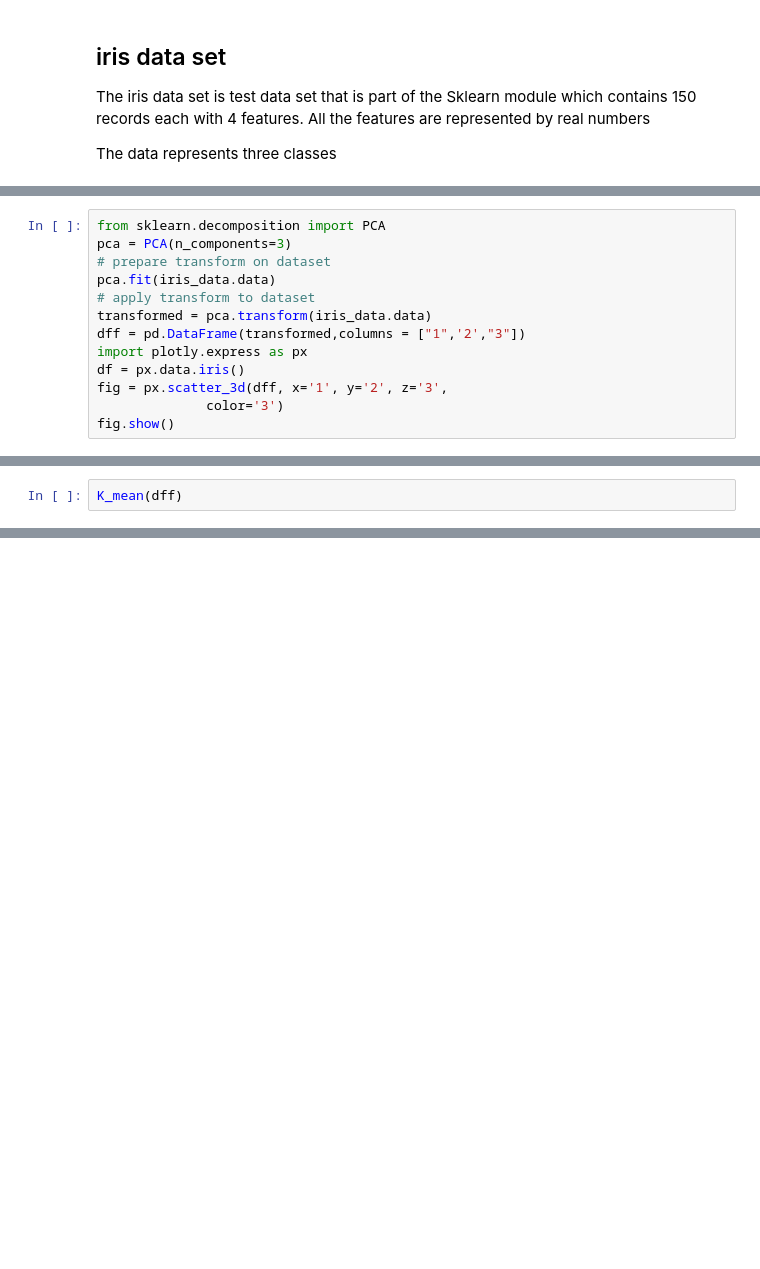
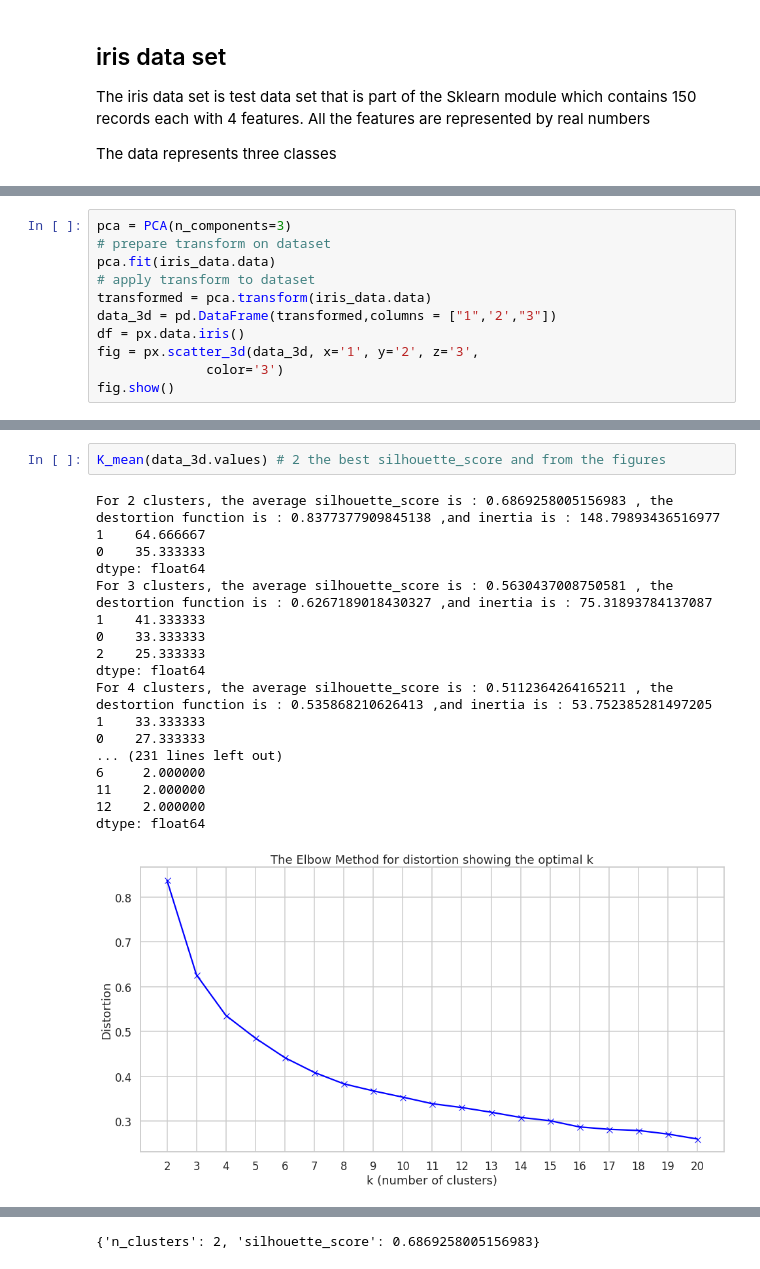
Before and after one commit to tamer017/Clustering, a Jupyter notebook: Kmeans.ipynb, the cells around one changed output, grey strips where cells are left out. Drawn from its saved outputs; the diff is of its cells as text; blank space fills up the shorter version.

```diff
--- a/Kmeans.ipynb
+++ b/Kmeans.ipynb
@@ -282,13 +263,11 @@ plt.show()
 # %%
-from sklearn.decomposition import PCA
 pca = PCA(n_components=3)
 # prepare transform on dataset
 pca.fit(iris_data.data)
 # apply transform to dataset
 transformed = pca.transform(iris_data.data)
-dff = pd.DataFrame(transformed,columns = ["1",'2',"3"])
-import plotly.express as px
+data_3d = pd.DataFrame(transformed,columns = ["1",'2',"3"])
 df = px.data.iris()
-fig = px.scatter_3d(dff, x='1', y='2', z='3',
+fig = px.scatter_3d(data_3d, x='1', y='2', z='3',
               color='3')
 fig.show()
@@ -295,2 +276,21 @@ fig.show()
-# %%
-K_mean(dff)
+# %%
+K_mean(data_3d.values) # 2 the best silhouette_score and from the figures
+# %% [output]
+For 2 clusters, the average silhouette_score is : 0.6869258005156983 , the destortion function is : 0.8377377909845138 ,and inertia is : 148.79893436516977
+1    64.666667
+0    35.333333
+dtype: float64
+For 3 clusters, the average silhouette_score is : 0.5630437008750581 , the destortion function is : 0.6267189018430327 ,and inertia is : 75.31893784137087
+1    41.333333
+0    33.333333
+2    25.333333
+dtype: float64
+For 4 clusters, the average silhouette_score is : 0.5112364264165211 , the destortion function is : 0.535868210626413 ,and inertia is : 53.752385281497205
+1    33.333333
+0    27.333333
+... (231 lines left out)
+6     2.000000
+11    2.000000
+12    2.000000
+dtype: float64
+[figure, added]
@@ -297 +299,2 @@ K_mean(dff)
+{'n_clusters': 2, 'silhouette_score': 0.6869258005156983}
 # %%
```
Also changed, not shown: parts of 35 cells of this notebook.
